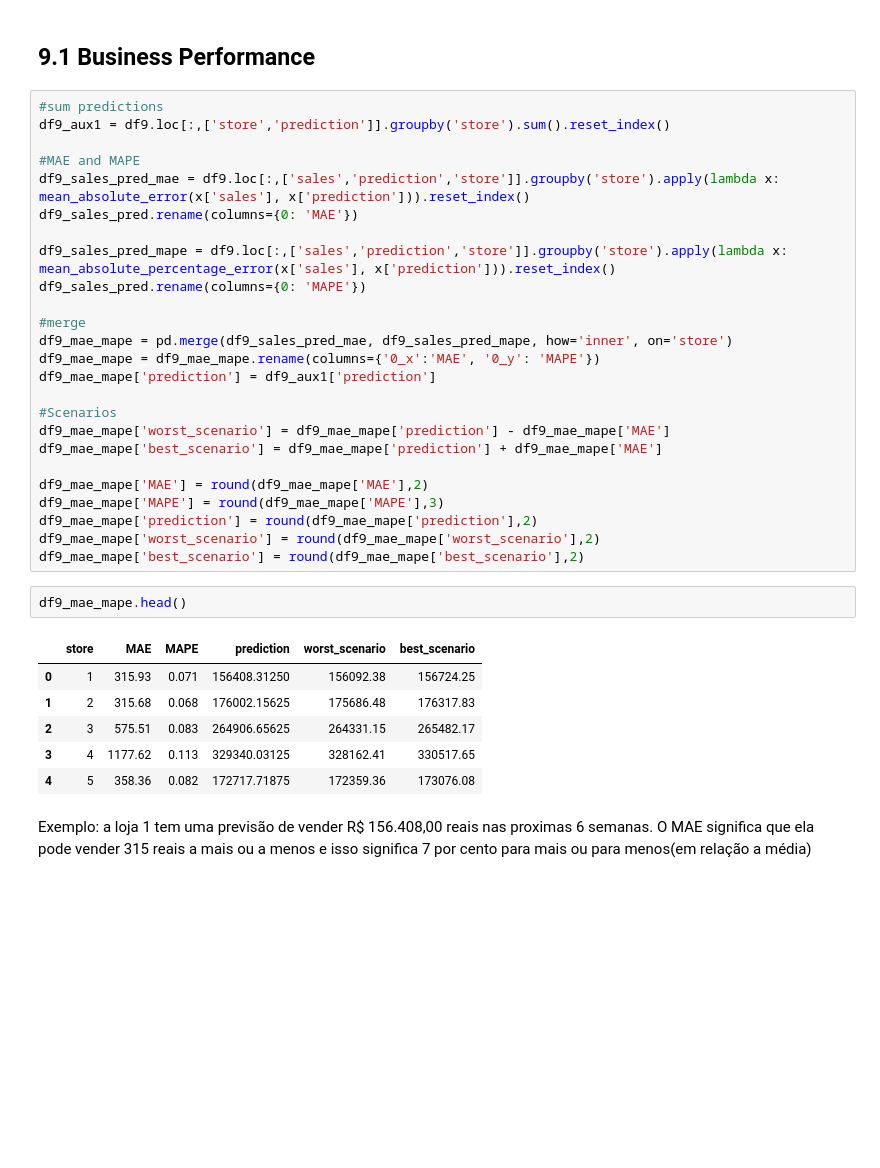
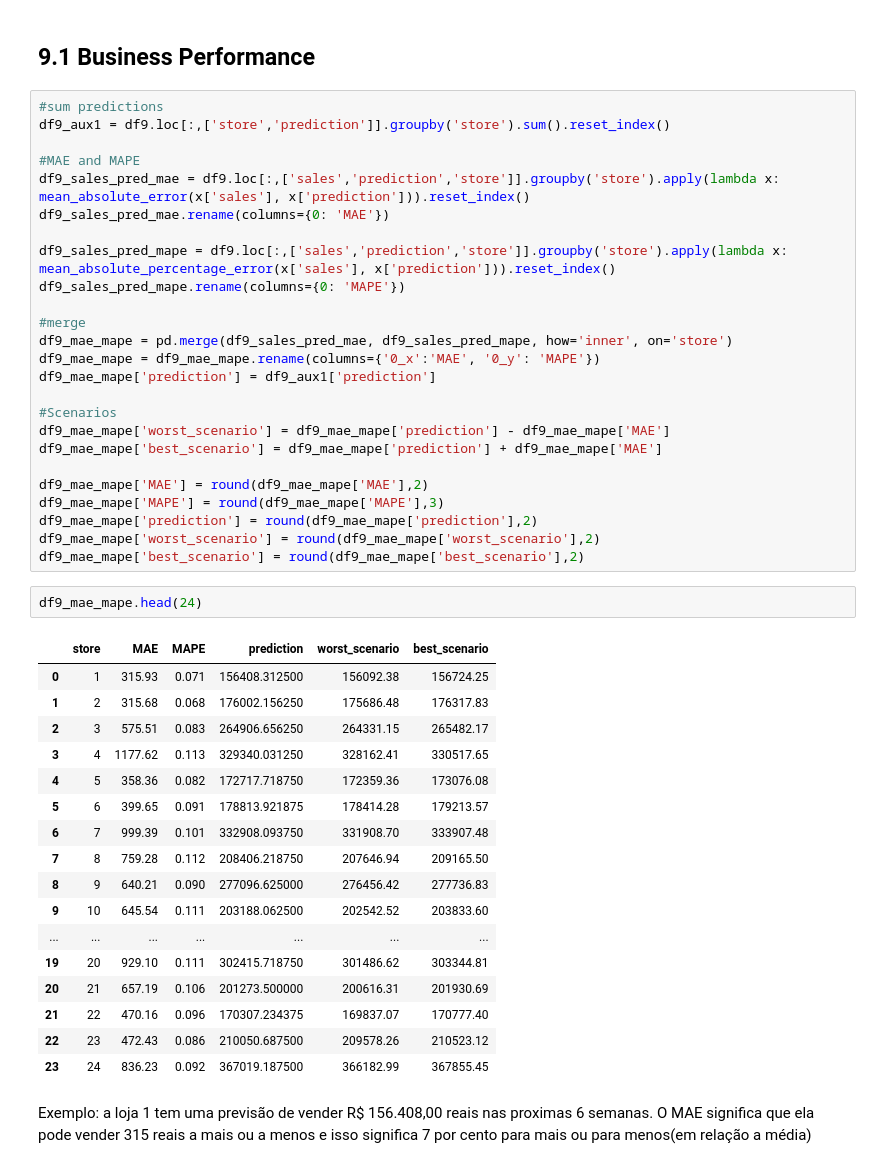
Before and after one commit to EDJR94/Data-Science-Em-Producao, a Jupyter notebook: notebooks/modulo10/m10_store_sales_prediction.ipynb, the cells around one changed output. Saved outputs shown, nothing was run; the diff lists cells and outputs as text; blank space fills up the shorter version.

```diff
--- a/notebooks/modulo10/m10_store_sales_prediction.ipynb
+++ b/notebooks/modulo10/m10_store_sales_prediction.ipynb
@@ -1370,10 +1368,10 @@ df9_aux1 = df9.loc[:,['store','prediction']].groupby('store').sum().reset_index(
 
 #MAE and MAPE
 df9_sales_pred_mae = df9.loc[:,['sales','prediction','store']].groupby('store').apply(lambda x: mean_absolute_error(x['sales'], x['prediction'])).reset_index()
-df9_sales_pred.rename(columns={0: 'MAE'})
+df9_sales_pred_mae.rename(columns={0: 'MAE'})
 
 df9_sales_pred_mape = df9.loc[:,['sales','prediction','store']].groupby('store').apply(lambda x: mean_absolute_percentage_error(x['sales'], x['prediction'])).reset_index()
-df9_sales_pred.rename(columns={0: 'MAPE'})
+df9_sales_pred_mape.rename(columns={0: 'MAPE'})
 
 #merge
 df9_mae_mape = pd.merge(df9_sales_pred_mae, df9_sales_pred_mape, how='inner', on='store')
@@ -1390,14 +1388,25 @@ df9_mae_mape['prediction'] = round(df9_mae_mape['prediction'],2)
 df9_mae_mape['worst_scenario'] = round(df9_mae_mape['worst_scenario'],2)
 df9_mae_mape['best_scenario'] = round(df9_mae_mape['best_scenario'],2)
 # %%
-df9_mae_mape.head()
+df9_mae_mape.head(24)
 # %% [output]
 |  | store | MAE | MAPE | prediction | worst_scenario | best_scenario |
-| 0 | 1 | 315.93 | 0.071 | 156408.31250 | 156092.38 | 156724.25 |
-| 1 | 2 | 315.68 | 0.068 | 176002.15625 | 175686.48 | 176317.83 |
-| 2 | 3 | 575.51 | 0.083 | 264906.65625 | 264331.15 | 265482.17 |
-| 3 | 4 | 1177.62 | 0.113 | 329340.03125 | 328162.41 | 330517.65 |
-| 4 | 5 | 358.36 | 0.082 | 172717.71875 | 172359.36 | 173076.08 |
+| 0 | 1 | 315.93 | 0.071 | 156408.312500 | 156092.38 | 156724.25 |
+| 1 | 2 | 315.68 | 0.068 | 176002.156250 | 175686.48 | 176317.83 |
+| 2 | 3 | 575.51 | 0.083 | 264906.656250 | 264331.15 | 265482.17 |
+| 3 | 4 | 1177.62 | 0.113 | 329340.031250 | 328162.41 | 330517.65 |
+| 4 | 5 | 358.36 | 0.082 | 172717.718750 | 172359.36 | 173076.08 |
+| 5 | 6 | 399.65 | 0.091 | 178813.921875 | 178414.28 | 179213.57 |
+| 6 | 7 | 999.39 | 0.101 | 332908.093750 | 331908.70 | 333907.48 |
+| 7 | 8 | 759.28 | 0.112 | 208406.218750 | 207646.94 | 209165.50 |
+| 8 | 9 | 640.21 | 0.090 | 277096.625000 | 276456.42 | 277736.83 |
+| 9 | 10 | 645.54 | 0.111 | 203188.062500 | 202542.52 | 203833.60 |
+| ... | ... | ... | ... | ... | ... | ... |
+| 19 | 20 | 929.10 | 0.111 | 302415.718750 | 301486.62 | 303344.81 |
+| 20 | 21 | 657.19 | 0.106 | 201273.500000 | 200616.31 | 201930.69 |
+| 21 | 22 | 470.16 | 0.096 | 170307.234375 | 169837.07 | 170777.40 |
+| 22 | 23 | 472.43 | 0.086 | 210050.687500 | 209578.26 | 210523.12 |
+| 23 | 24 | 836.23 | 0.092 | 367019.187500 | 366182.99 | 367855.45 |
 # %% [markdown]
 Exemplo: a loja 1 tem uma previsão de vender R$ 156.408,00 reais nas proximas 6 semanas.
 O MAE significa que ela pode vender 315 reais a mais ou a menos e isso significa 7 por cento para mais ou para menos(em relação a média)
```
Also changed, not shown: parts of 17 cells of this notebook, 10 other files.
